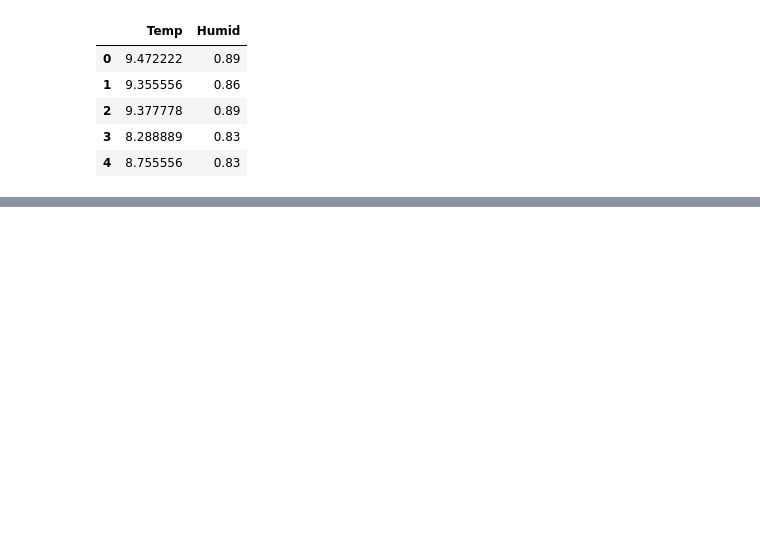
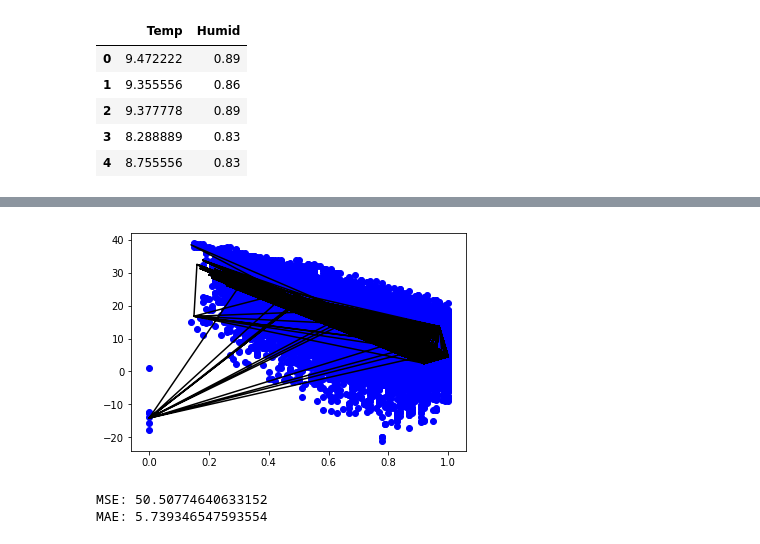
Before and after one commit to Sandernobel/Data-Mining, a Jupyter notebook: Assignment 1/3B - MAE and MSE .ipynb, the cells around one changed output, grey strips where cells are left out. Cells and saved outputs as stored; diff of their text form; code cells hidden in the pictures; blank space fills up the shorter version.

Commit message:
Decision tree regressor toegevoegd

```diff
--- a/Assignment 1/3B - MAE and MSE .ipynb
+++ b/Assignment 1/3B - MAE and MSE .ipynb
@@ -101,0 +110,16 @@ print(mae_man)
+# %%
+dt_mse = DecisionTreeRegressor(criterion='mse')
+dt_mse.fit(X_train, y_train)
+dt_mse_pred = dt_mse.predict(X_test)
+
+plt.scatter(X_test, y_test, color ='b')
+plt.plot(X_test, dt_mse_pred, color ='k')
+
+plt.show()
+
+print(f"MSE: {mean_squared_error(y_test, dt_mse_pred)}")
+print(f"MAE: {mean_absolute_error(y_test, dt_mse_pred)}")
+# %% [output]
+[figure, added]
+MSE: 50.50774640633152
+MAE: 5.739346547593554
```
Also changed, not shown: parts of 9 cells of this notebook.
